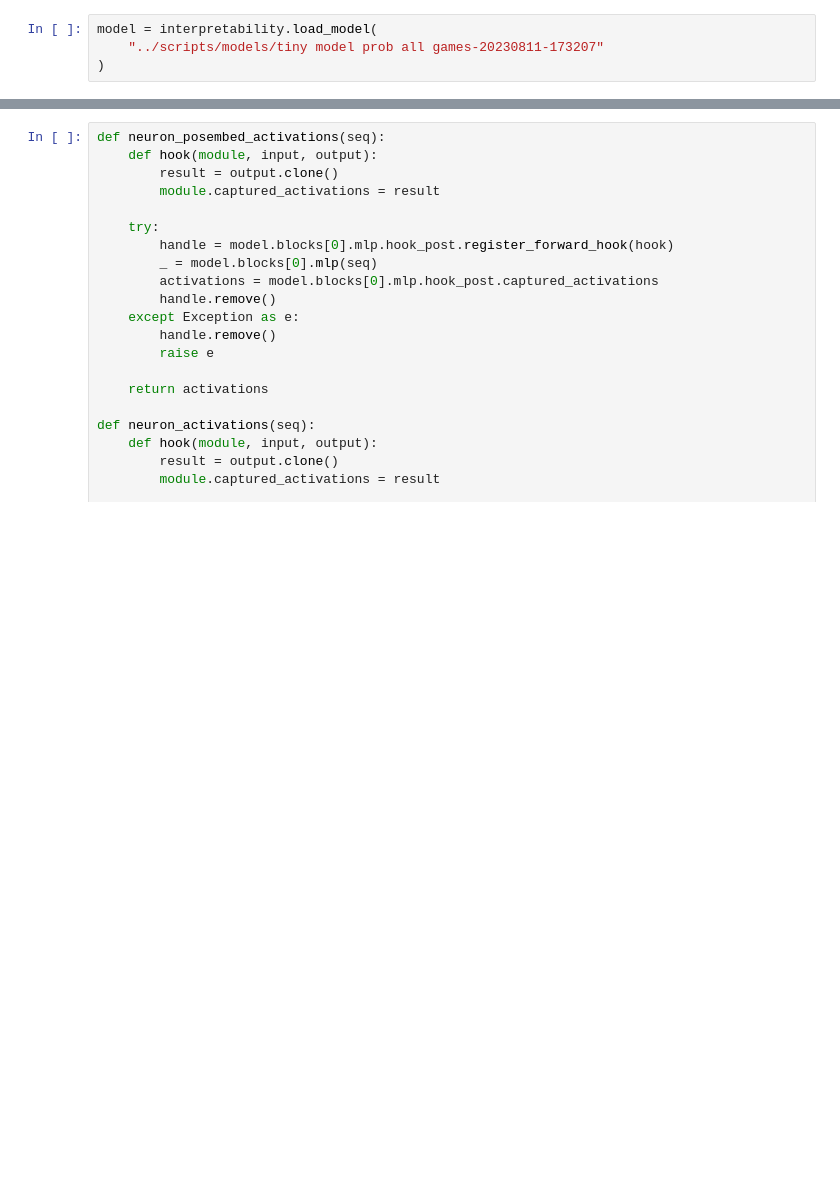
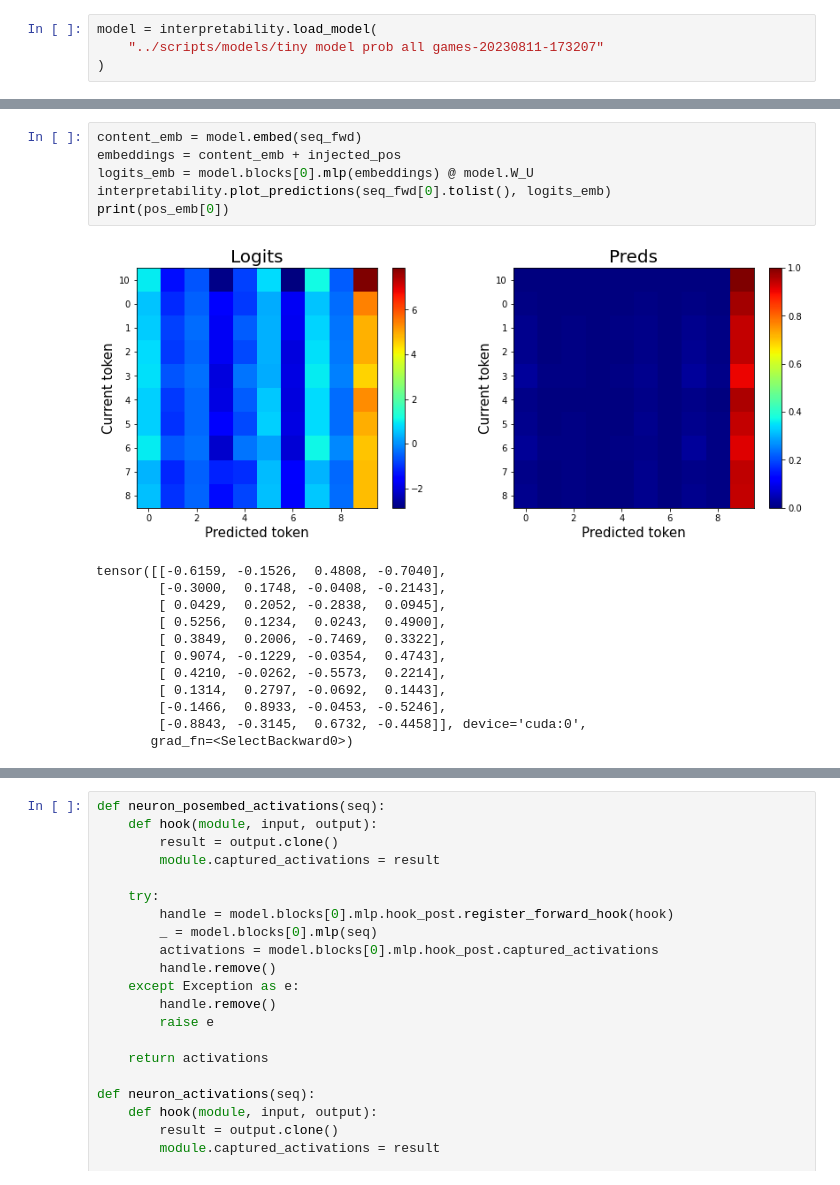
Before and after one commit to obayyub/Alphatoe, a Jupyter notebook: notebooks/230808_position_embed_activations.ipynb, the cells around one changed output, grey strips where cells are left out. Saved outputs shown, nothing was run; the diff lists cells and outputs as text; blank space fills up the shorter version.

```diff
--- a/notebooks/230808_position_embed_activations.ipynb
+++ b/notebooks/230808_position_embed_activations.ipynb
@@ -35,0 +91,19 @@ plt.colorbar()
+# %%
+content_emb = model.embed(seq_fwd)
+embeddings = content_emb + injected_pos
+logits_emb = model.blocks[0].mlp(embeddings) @ model.W_U
+interpretability.plot_predictions(seq_fwd[0].tolist(), logits_emb)
+print(pos_emb[0])
+# %% [output]
+[figure, added]
+tensor([[-0.6159, -0.1526,  0.4808, -0.7040],
+        [-0.3000,  0.1748, -0.0408, -0.2143],
+        [ 0.0429,  0.2052, -0.2838,  0.0945],
+        [ 0.5256,  0.1234,  0.0243,  0.4900],
+        [ 0.3849,  0.2006, -0.7469,  0.3322],
+        [ 0.9074, -0.1229, -0.0354,  0.4743],
+        [ 0.4210, -0.0262, -0.5573,  0.2214],
+        [ 0.1314,  0.2797, -0.0692,  0.1443],
+        [-0.1466,  0.8933, -0.0453, -0.5246],
+        [-0.8843, -0.3145,  0.6732, -0.4458]], device='cuda:0',
+       grad_fn=<SelectBackward0>)
```
Also changed, not shown: parts of 25 cells of this notebook, 3 other files.
